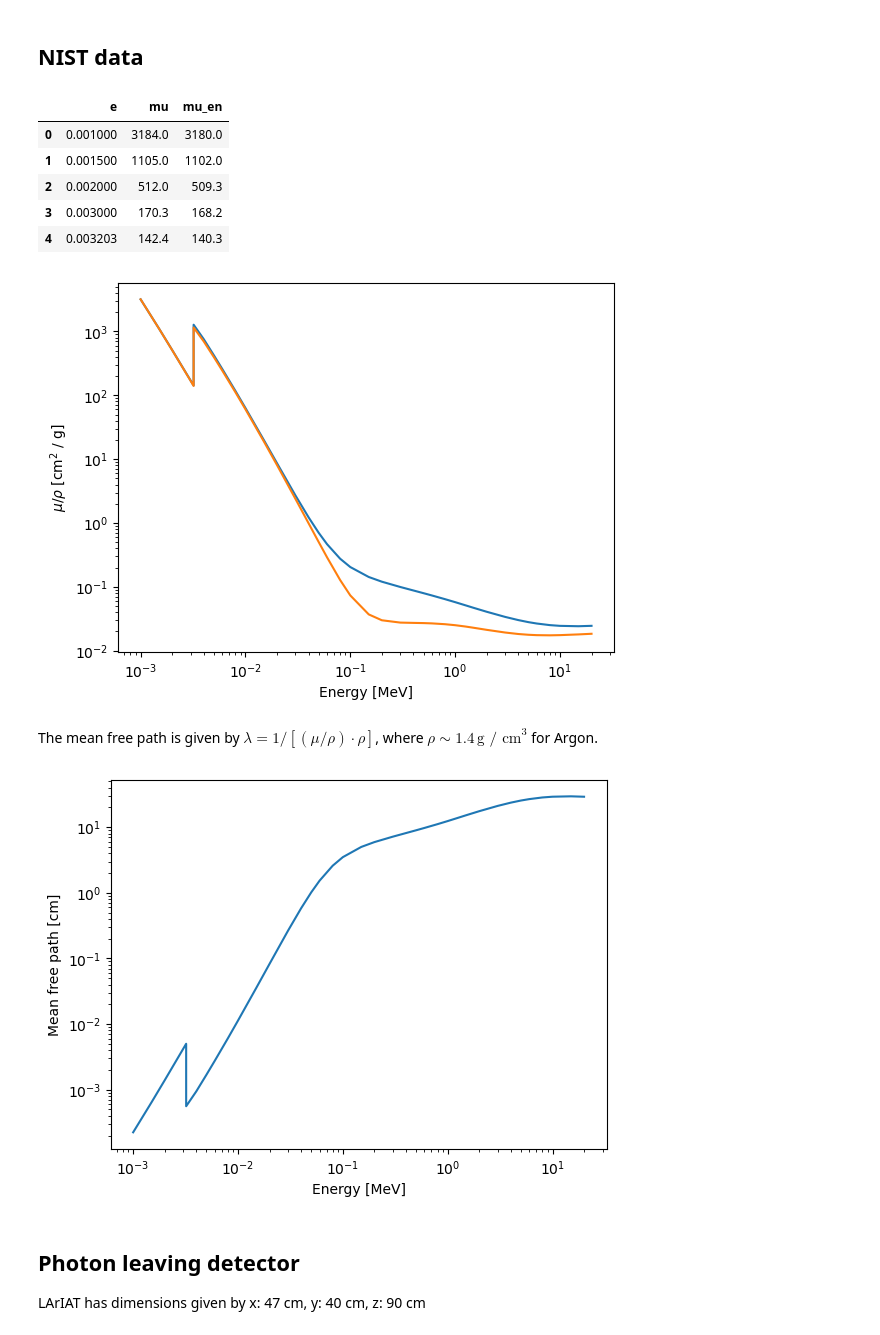
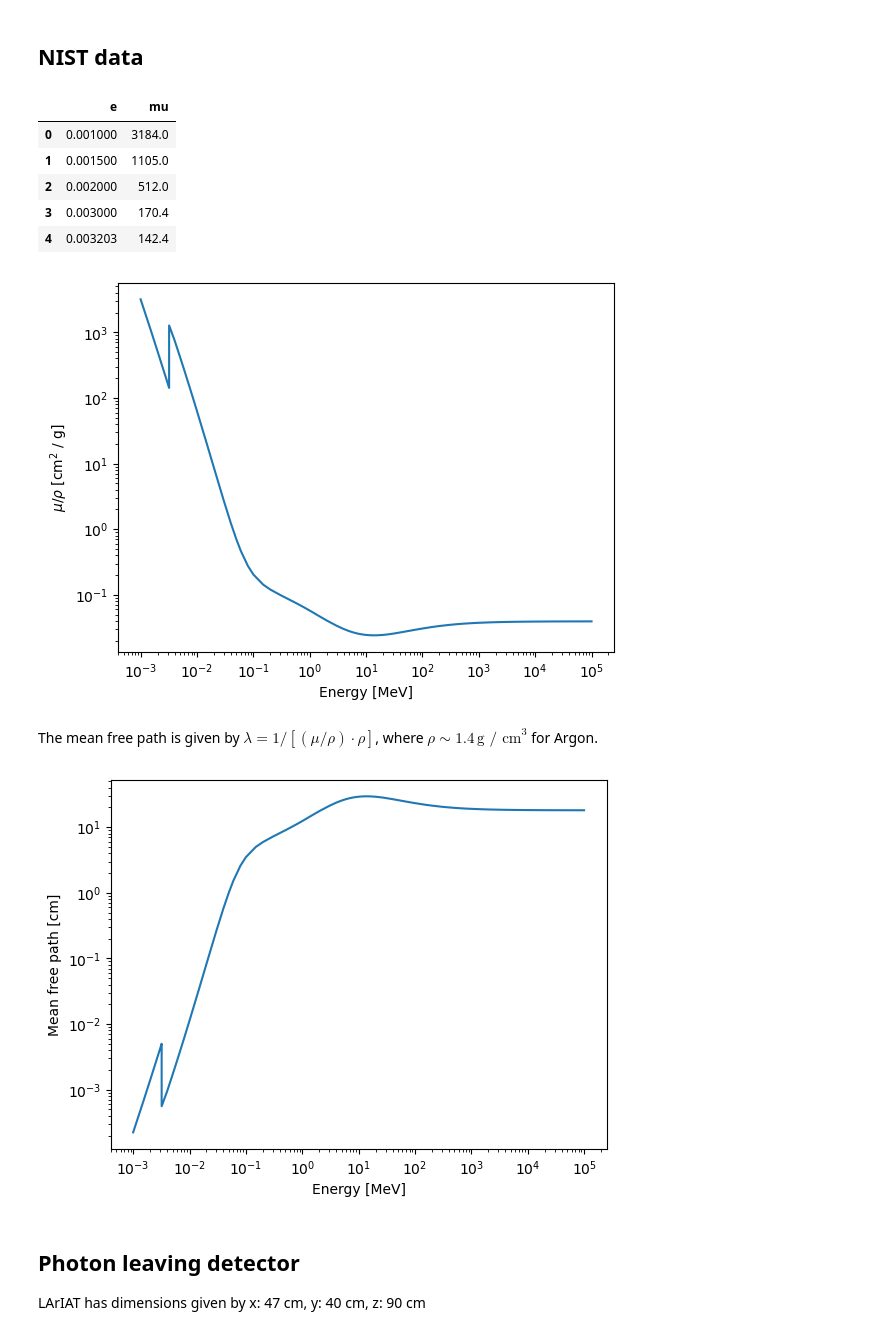
Before and after one commit to epelaaez/LArIATCode, a Jupyter notebook: notebooks/sim.ipynb, the cells around one changed output. Cells and saved outputs as stored; diff of their text form; code cells hidden in the pictures.

Commit message:
Add complete NIST data and theta uniform

```diff
--- a/notebooks/sim.ipynb
+++ b/notebooks/sim.ipynb
@@ -8,25 +8,24 @@ from scipy.interpolate import interp1d
 import pandas as pd
 
 # Load the data from nist.txt
-nist_df = pd.read_csv('nist.txt', header=None, names=["e", "mu", "mu_en"])
+nist_df = pd.read_csv('nist_expanded.txt', delimiter="|", header=None, names=["e", "mu"])
 
 # Display the table
 nist_df.head()
 # %% [output]
-|  | e | mu | mu_en |
-| 0 | 0.001000 | 3184.0 | 3180.0 |
-| 1 | 0.001500 | 1105.0 | 1102.0 |
-| 2 | 0.002000 | 512.0 | 509.3 |
-| 3 | 0.003000 | 170.3 | 168.2 |
-| 4 | 0.003203 | 142.4 | 140.3 |
+|  | e | mu |
+| 0 | 0.001000 | 3184.0 |
+| 1 | 0.001500 | 1105.0 |
+| 2 | 0.002000 | 512.0 |
+| 3 | 0.003000 | 170.4 |
+| 4 | 0.003203 | 142.4 |
 # %%
 plt.loglog(nist_df["e"], nist_df["mu"])
-plt.loglog(nist_df["e"], nist_df["mu_en"])
 plt.xlabel(r"Energy [MeV]")
 plt.ylabel(r"$\mu / \rho$ [cm$^2$ / g]")
 plt.show()
 # %% [output]
-[figure, old version]
+[figure, new version]
 # %% [markdown]
 The mean free path is given by $\lambda = 1 / [ (\mu / \rho) \cdot \rho ]$, where $\rho \sim 1.4 \, \text{g / cm}^3$ for Argon.
 # %%
@@ -38,7 +37,7 @@ plt.xlabel(r"Energy [MeV]")
 plt.ylabel(r"Mean free path [cm]")
 plt.show()
 # %% [output]
-[figure, old version]
+[figure, new version]
 # %% [markdown]
 ## Photon leaving detector
 
```
Also changed, not shown: parts of 6 cells of this notebook, 1 other file.
